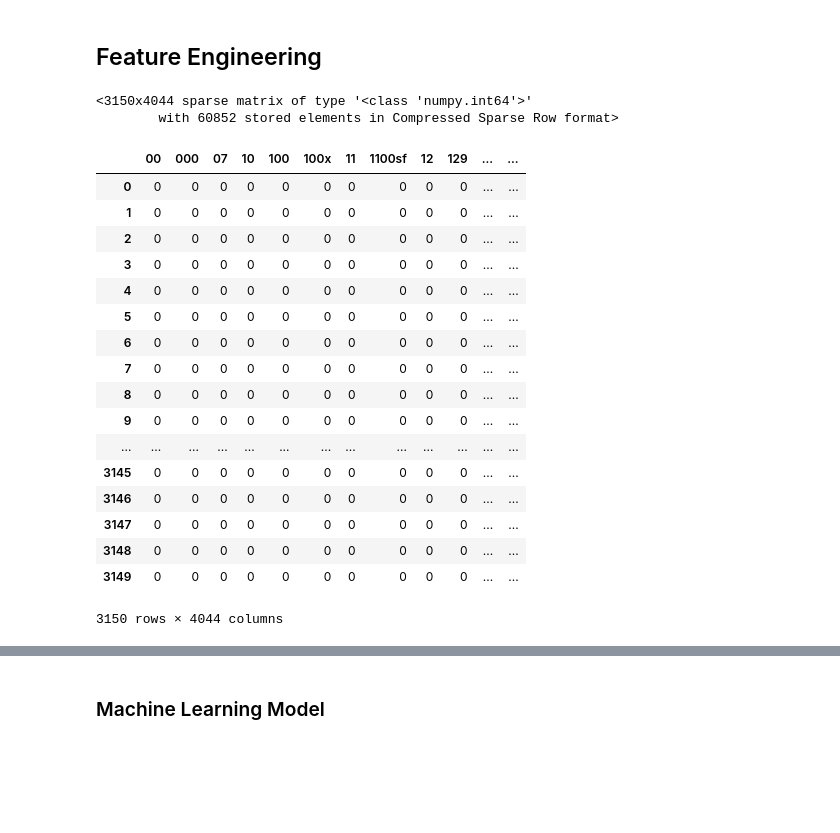
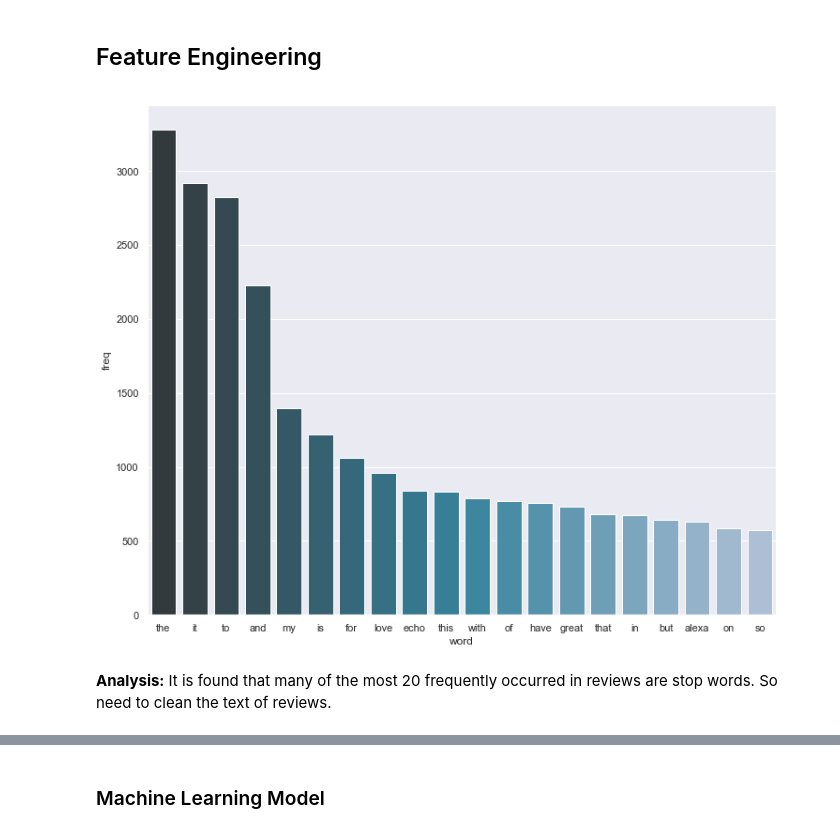
Before and after one commit to tinawangnew/capstone-project, a Jupyter notebook: amazon-alexa-review (1).ipynb, the cells around one changed output, grey strips where cells are left out. Saved outputs shown, nothing was run; the diff lists cells and outputs as text; code cells hidden in the pictures; blank space fills up the shorter version.

```diff
--- a/amazon-alexa-review (1).ipynb
+++ b/amazon-alexa-review (1).ipynb
@@ -341,36 +341,23 @@ ax = sns.barplot(x="Ab_variation", y="review_length", hue="feedback",data=test,
 # %%
 from sklearn.feature_extraction.text import CountVectorizer
 # %%
-df['review_length']=df['verified_reviews'].str.len()
-review = df['verified_reviews']
+#df['review_length']=df['verified_reviews'].str.len()
-# %%
-review_vec = CountVectorizer()
-review_X = review_vec.fit_transform(df['verified_reviews'])
-review_X
-# %% [output]
-<3150x4044 sparse matrix of type '<class 'numpy.int64'>'
-        with 60852 stored elements in Compressed Sparse Row format>
-# %%
-pd.DataFrame(review_X.toarray(), columns=review_vec.get_feature_names())
-features = pd.DataFrame(review_X.toarray(), columns=review_vec.vocabulary_)
-
-pd.DataFrame(review_X.toarray(), columns=review_vec.get_feature_names())
-# %% [output]
-|  | 00 | 000 | 07 | 10 | 100 | 100x | 11 | 1100sf | 12 | 129 | ... | ... |
-| 0 | 0 | 0 | 0 | 0 | 0 | 0 | 0 | 0 | 0 | 0 | ... | ... |
-| 1 | 0 | 0 | 0 | 0 | 0 | 0 | 0 | 0 | 0 | 0 | ... | ... |
-| 2 | 0 | 0 | 0 | 0 | 0 | 0 | 0 | 0 | 0 | 0 | ... | ... |
-| 3 | 0 | 0 | 0 | 0 | 0 | 0 | 0 | 0 | 0 | 0 | ... | ... |
-| 4 | 0 | 0 | 0 | 0 | 0 | 0 | 0 | 0 | 0 | 0 | ... | ... |
-| 5 | 0 | 0 | 0 | 0 | 0 | 0 | 0 | 0 | 0 | 0 | ... | ... |
-| 6 | 0 | 0 | 0 | 0 | 0 | 0 | 0 | 0 | 0 | 0 | ... | ... |
-| 7 | 0 | 0 | 0 | 0 | 0 | 0 | 0 | 0 | 0 | 0 | ... | ... |
-| 8 | 0 | 0 | 0 | 0 | 0 | 0 | 0 | 0 | 0 | 0 | ... | ... |
-| 9 | 0 | 0 | 0 | 0 | 0 | 0 | 0 | 0 | 0 | 0 | ... | ... |
-| ... | ... | ... | ... | ... | ... | ... | ... | ... | ... | ... | ... | ... |
-| 3145 | 0 | 0 | 0 | 0 | 0 | 0 | 0 | 0 | 0 | 0 | ... | ... |
-| 3146 | 0 | 0 | 0 | 0 | 0 | 0 | 0 | 0 | 0 | 0 | ... | ... |
-| 3147 | 0 | 0 | 0 | 0 | 0 | 0 | 0 | 0 | 0 | 0 | ... | ... |
-| 3148 | 0 | 0 | 0 | 0 | 0 | 0 | 0 | 0 | 0 | 0 | ... | ... |
-| 3149 | 0 | 0 | 0 | 0 | 0 | 0 | 0 | 0 | 0 | 0 | ... | ... |
-3150 rows × 4044 columns
+# %%
+import collections
+
+review = pd.DataFrame()
+review['original_review'] = df['verified_reviews']
+review_vec = CountVectorizer()
+review_X = review_vec.fit_transform(review['original_review'])
+
+word_freq = dict(zip(review_vec.get_feature_names(), np.asarray(review_X.sum(axis=0)).ravel()))
+word_counter = collections.Counter(word_freq)
+word_counter_df = pd.DataFrame(word_counter.most_common(20), columns = ['word', 'freq'])
+
+fig, ax = plt.subplots(figsize=(12, 10))
+bar_freq_word = sns.barplot(x="word", y="freq", data=word_counter_df, palette="PuBuGn_d", ax=ax)
+plt.show();
+# %% [output]
+[figure, added]
+# %% [markdown]
+<b>Analysis:</b> It is found that many of the most 20 frequently occurred in reviews are stop words. So need to clean the text of reviews.
```
Also changed, not shown: parts of 28 cells of this notebook.
